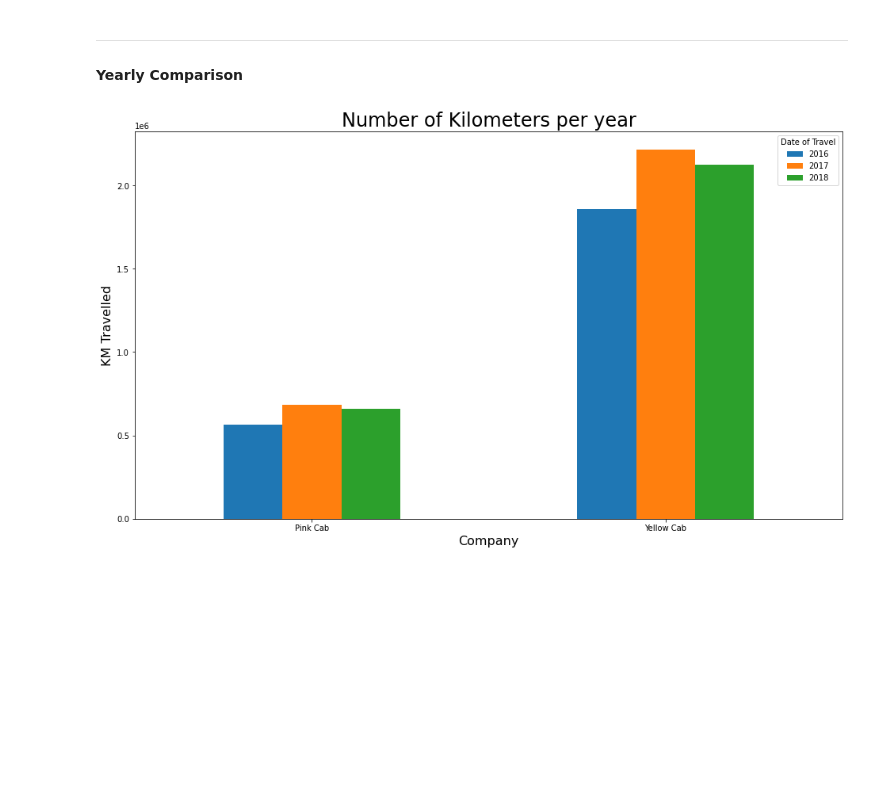
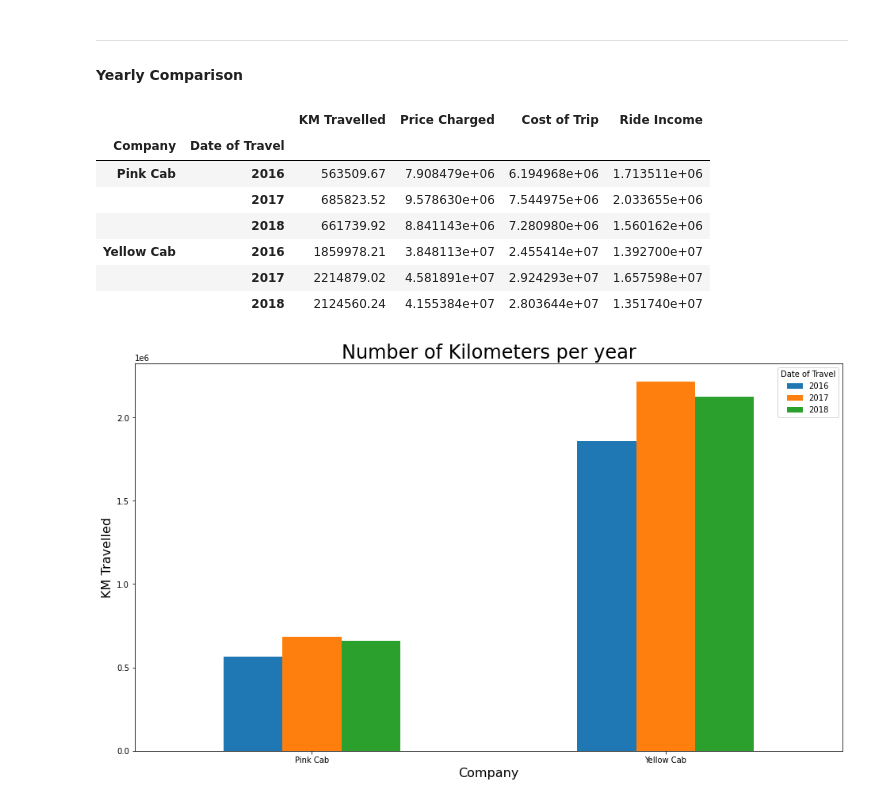
Before and after one commit to Ehab42/G2M-insight-for-Cab-Investment-firm, a Jupyter notebook: Master.ipynb, the cells around one changed output. Drawn from its saved outputs; the diff is of its cells as text; code cells hidden in the pictures; blank space fills up the shorter version.

```diff
--- a/Master.ipynb
+++ b/Master.ipynb
@@ -174,6 +178,16 @@ plt.show();
 # %%
 df_cab_yearly_grouped_sum = df_cab.groupby(['Company', df_cab['Date of Travel'].dt.year]).sum().drop('Transaction ID', axis=1)
 df_cab_yearly_grouped_avg = df_cab.groupby(['Company', df_cab['Date of Travel'].dt.year]).mean().drop(['Transaction ID'], axis=1)
+df_cab_yearly_grouped_sum
+# %% [output]
+|  |  | KM Travelled | Price Charged | Cost of Trip | Ride Income |
+| Company | Date of Travel |  |  |  |  |
+| Pink Cab | 2016 | 563509.67 | 7.908479e+06 | 6.194968e+06 | 1.713511e+06 |
+|  | 2017 | 685823.52 | 9.578630e+06 | 7.544975e+06 | 2.033655e+06 |
+|  | 2018 | 661739.92 | 8.841143e+06 | 7.280980e+06 | 1.560162e+06 |
+| Yellow Cab | 2016 | 1859978.21 | 3.848113e+07 | 2.455414e+07 | 1.392700e+07 |
+|  | 2017 | 2214879.02 | 4.581891e+07 | 2.924293e+07 | 1.657598e+07 |
+|  | 2018 | 2124560.24 | 4.155384e+07 | 2.803644e+07 | 1.351740e+07 |
 # %%
 # Plot Kilometers travelled yearly comparison between yellow company and pink company
 df_cab_yearly_grouped_sum['KM Travelled'].unstack().plot(kind='bar');
```
Also changed, not shown: parts of 9 cells of this notebook, 2 other files.
